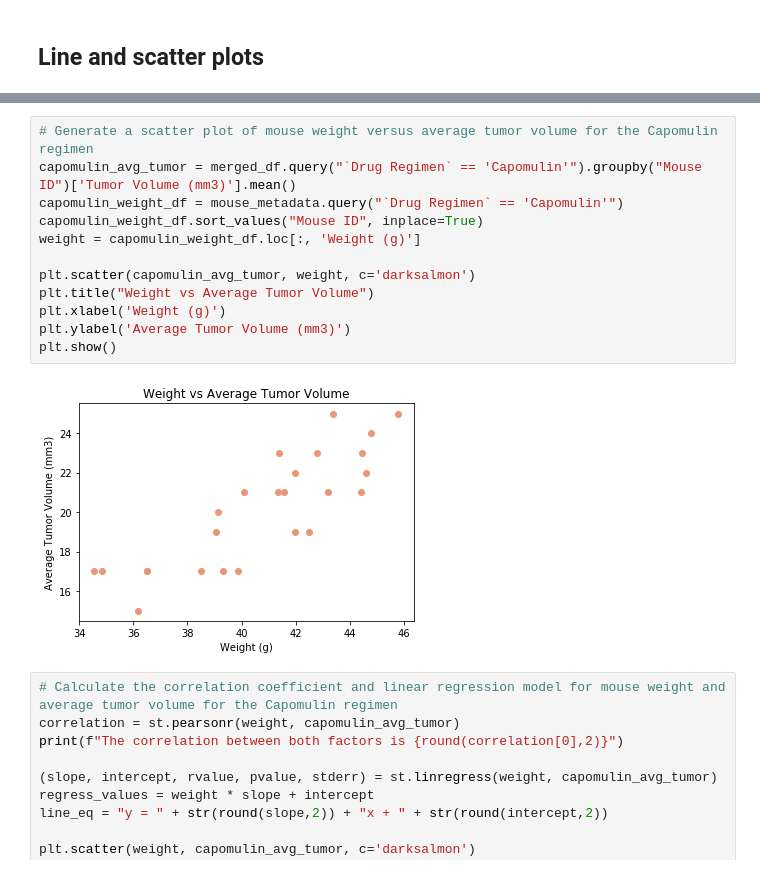
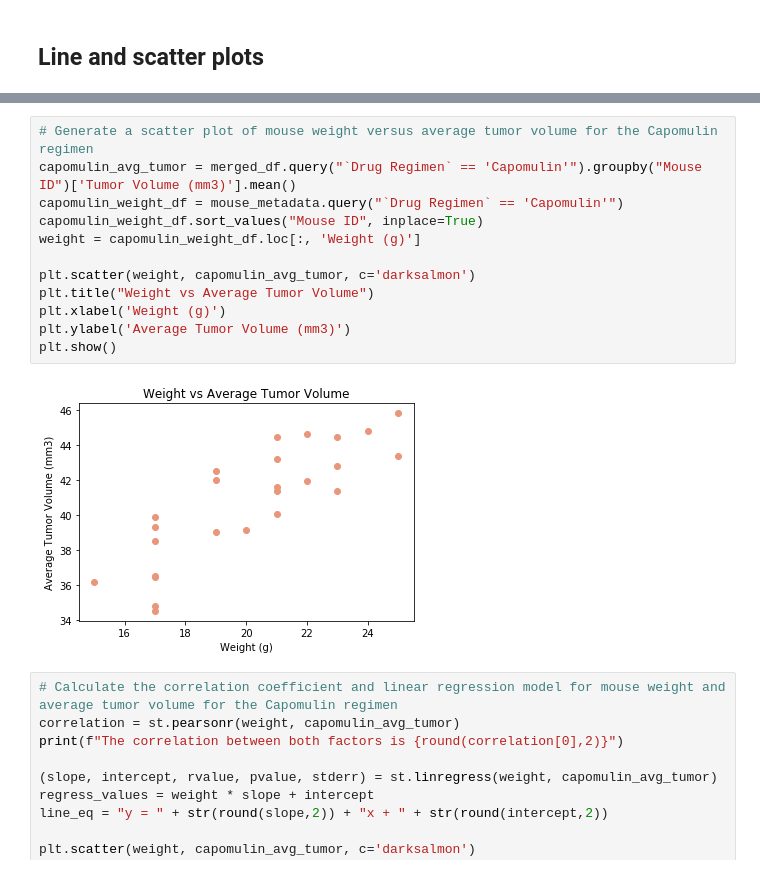
Before and after one commit to glandsly/matplotlib-challenge, a Jupyter notebook: pymaceuticals/pymaceuticals.ipynb, the cells around one changed output, grey strips where cells are left out. Saved outputs shown, nothing was run; the diff lists cells and outputs as text.

Commit message:
Fixed scatter plot axis

```diff
--- a/pymaceuticals/pymaceuticals.ipynb
+++ b/pymaceuticals/pymaceuticals.ipynb
@@ -278,17 +278,17 @@ plt.legend(loc='best')
 # %%
 # Generate a scatter plot of mouse weight versus average tumor volume for the Capomulin regimen
 capomulin_avg_tumor = merged_df.query("`Drug Regimen` == 'Capomulin'").groupby("Mouse ID")['Tumor Volume (mm3)'].mean()
 capomulin_weight_df = mouse_metadata.query("`Drug Regimen` == 'Capomulin'")
 capomulin_weight_df.sort_values("Mouse ID", inplace=True)
 weight = capomulin_weight_df.loc[:, 'Weight (g)']
 
-plt.scatter(capomulin_avg_tumor, weight, c='darksalmon')
+plt.scatter(weight, capomulin_avg_tumor, c='darksalmon')
 plt.title("Weight vs Average Tumor Volume")
 plt.xlabel('Weight (g)')
 plt.ylabel('Average Tumor Volume (mm3)')
 plt.show()
 # %% [output]
-[figure, old version]
+[figure, new version]
 # %%
 # Calculate the correlation coefficient and linear regression model for mouse weight and average tumor volume for the Capomulin regimen
 correlation = st.pearsonr(weight, capomulin_avg_tumor)
```
Also changed, not shown: parts of 3 cells of this notebook.
